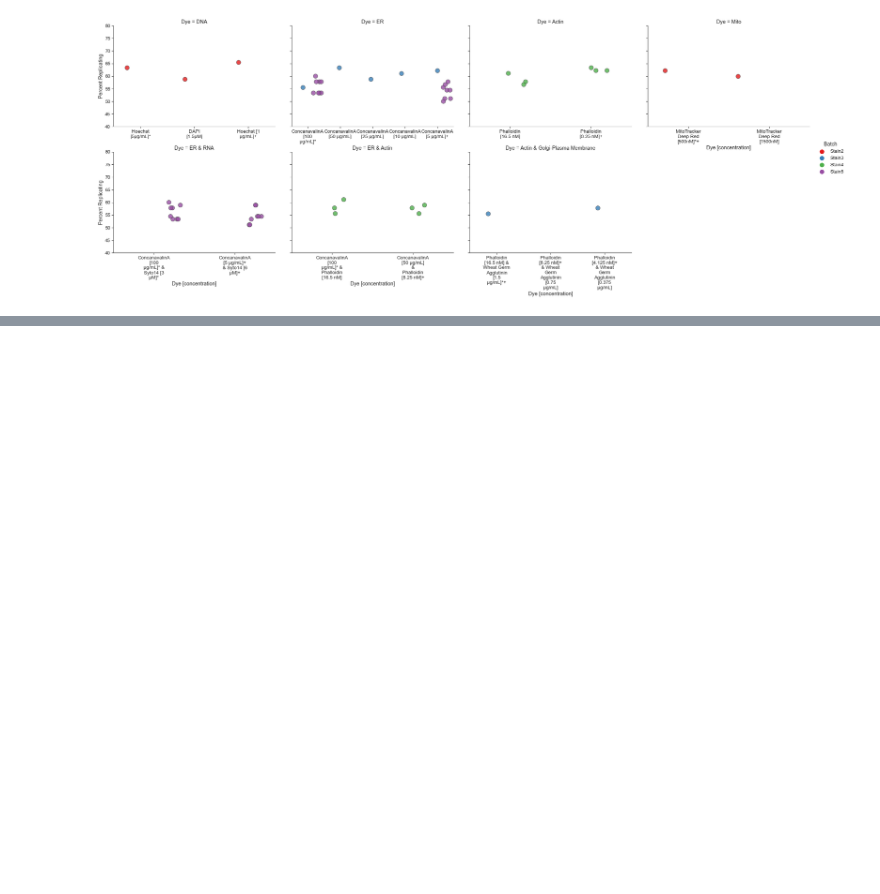
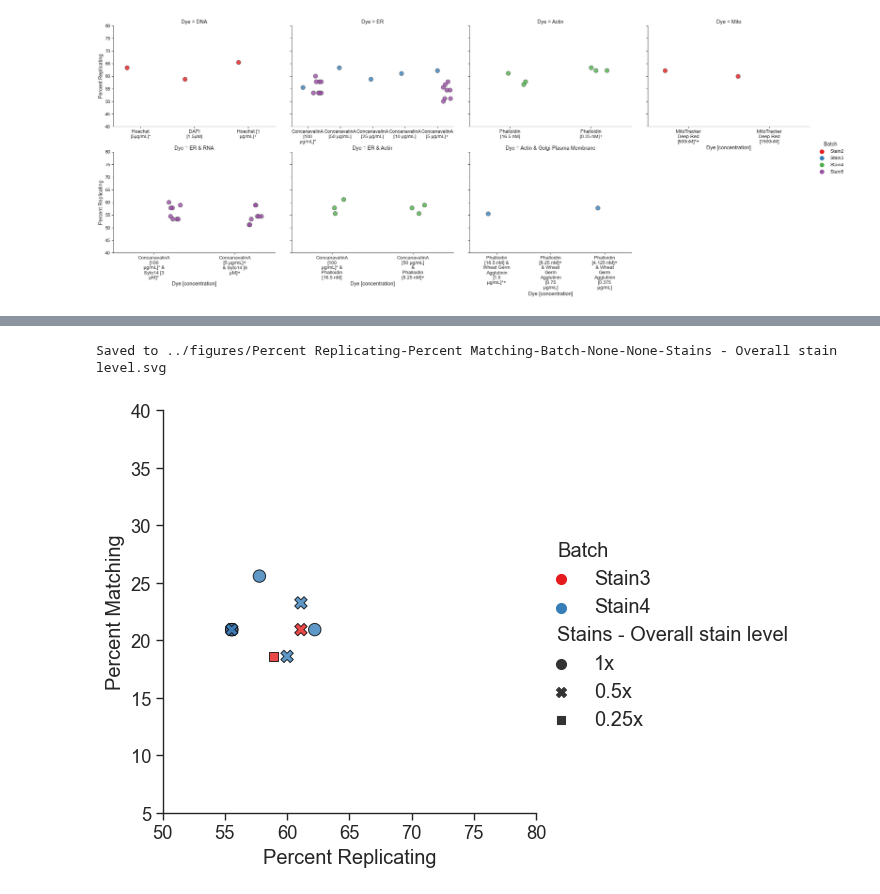
Before and after one commit to carpenter-singh-lab/2023_Cimini_NatureProtocols, a Jupyter notebook: notebooks/AssessStains.ipynb, the cells around one changed output, grey strips where cells are left out. Drawn from its saved outputs; the diff is of its cells as text; code cells hidden in the pictures; blank space fills up the shorter version.

```diff
--- a/notebooks/AssessStains.ipynb
+++ b/notebooks/AssessStains.ipynb
@@ -376,0 +394,9 @@ Saved to ../figures/Dye [concentration]-Batch.png
+# %%
+variable = 'Stains - Overall stain level'
+
+plate_df_overall = pandas.read_csv(f'checkpoint_csvs/AssessStains-ReduceAllStains.csv')
+# %%
+plot_two_comparisons(df=plate_df_overall,hue='Batch',style=variable)
+# %% [output]
+Saved to ../figures/Percent Replicating-Percent Matching-Batch-None-None-Stains - Overall stain level.svg
+[figure, added]
```
Also changed, not shown: parts of 9 cells of this notebook, 8 other files.
